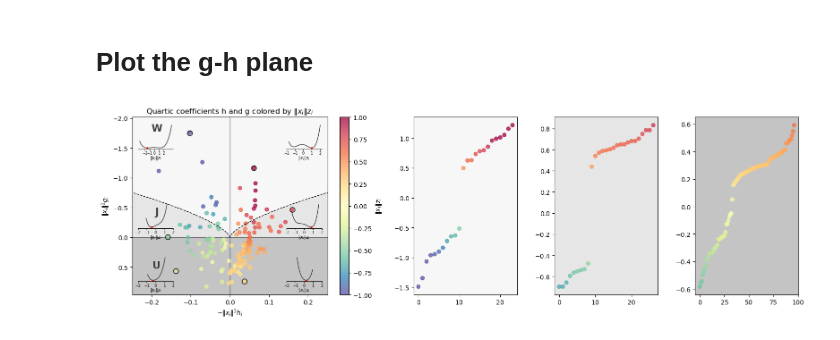
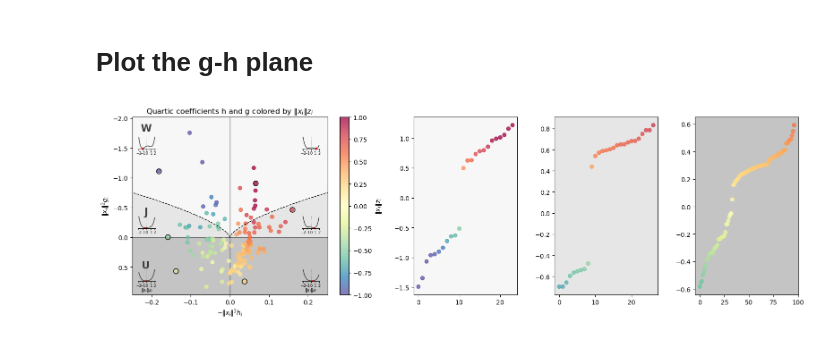
Before and after one commit to stootoon/glom-io-transform-release, a Jupyter notebook: model_fitting/explain_diag.ipynb, the cells around one changed output. Saved outputs shown, nothing was run; the diff lists cells and outputs as text; code cells hidden in the pictures.

Commit message:
touched up insets.

```diff
--- a/model_fitting/explain_diag.ipynb
+++ b/model_fitting/explain_diag.ipynb
@@ -200,10 +203,11 @@ extreme_score = {
     "U": lambda i: yy_pl[i] + TILT_WEIGHT * np.abs(xx_pl[i]),
 }
 exemplars = {}
-for name, mask in [("U", in_U), ("J", in_J), ("W", in_W)]:
+for name, mask, which_ord in [("U", in_U, -1), ("J", in_J, -1), ("W", in_W, -2)]:
     for side, smask in [("L", mask & (xx_pl < 0)), ("R", mask & (xx_pl > 0))]:
         idx = where(smask)[0]
-        if len(idx): exemplars[(name, side)] = idx[argmax(extreme_score[name](idx))]
+        ord = argsort(extreme_score[name](idx))
+        if len(idx): exemplars[(name, side)] = idx[ord[which_ord]]
 for (name, side), wi in exemplars.items():
     plot(xx_pl[wi], yy_pl[wi], "o", color="k", markerfacecolor="none", markersize=8)
 xlabel("$-\|x_i\|^3 h_i$"); ylabel("$\|x_i\|^2 g_i$"); title(f"Quartic coefficients h and g colored by {which_scheme}")
@@ -224,45 +228,51 @@ ax1.axhspan(0, yhi, color=region_shades["U"], lw=0, zorder=-2)             # U:
 ax1.fill_betweenx(yv, cx, x1, color=region_shades["J"], lw=0, zorder=-2)   # J: g < 0, right of the cusp
 ax1.fill_betweenx(yv, x0, -cx, color=region_shades["J"], lw=0, zorder=-2)  # J: g < 0, left of the cusp
 ax1.fill_betweenx(yv, -cx, cx, color=region_shades["W"], lw=0, zorder=-2)  # W: between the cusp branches
-lab_x = 0.125
+lab_x = 0.07
 label_pos = {"W": (lab_x, 0.92), "J": (lab_x, 0.45), "U": (lab_x, 0.15)}   # axes fractions
 for name, (tx, ty) in label_pos.items():
     ax1.text(tx, ty, name, color=LABEL_COLOR, transform=ax1.transAxes, ha="center", fontsize=16, fontweight="bold")
 xlim(x0, x1); ylim(y0, y1)
 # Insets: floating loss quartics, two exemplars per region (one per tilt side)
-def add_loss_inset(i, xc, yc, color):
-    axi = ax1.inset_axes([xc - 0.09, yc, 0.18, 0.14])
-    zv = np.linspace(Q.z.min(), Q.z.max(), 100)
+def add_loss_inset(i, xc, yc, color, sc=1.0, zmin=None, zmax=None):
+    axi = ax1.inset_axes([xc - 0.09, yc, 0.18 * sc, 0.14*sc])
+    zv = np.linspace(Q.z.min() if zmin is None else zmin/Xn[i], Q.z.max() if zmax is None else zmax/Xn[i], 100)
     axi.plot(zv*Xn[i], Q.LiFUN(i, zv), lw=1, color=color)
     axi.plot(Q.z[i]*Xn[i], Q.LiFUN(i, Q.z[i]), "r.", markersize=4)
     axi.patch.set_alpha(0)   # transparent: just a floating quartic
     [axi.spines[s].set_visible(False) for s in ["top", "right", "left"]]
     axi.set_yticks([]); axi.set_xticks(np.arange(-2, 3, 1))
     axi.set_xlabel("$\|x_i\|z_i$", fontsize=7, labelpad=-1)
     axi.tick_params(labelsize=6, length=2, pad=1)
     return axi
 
 # Left insets share one x position, right insets another; rows set per region:
 # W in the top corners, J just above the x-axis, U in the bottom corners.
-inset_xc = {"L": 0.12, "R": 0.88}
+inset_xc = {"L": 0.12, "R": 0.96}
 f0 = (0 - y0) / (y1 - y0)              # axes-fraction height of the g = 0 line (works with inverted axis)
 inset_yc = {"W": 0.82, "J": f0 + 0.05, "U": 0.075}
 for (name, side), wi in exemplars.items():
-    add_loss_inset(wi, inset_xc[side], inset_yc[name], INSET_COLOR)
+    axi = add_loss_inset(wi, inset_xc[side], inset_yc[name], INSET_COLOR, sc=0.5, zmin=-2, zmax=2)
+    axi.axvline(0, color="k", lw=0.5, alpha=0.5, ls=":")
+    if name != "U":
+        axi.set_xlabel(None)
+        #axi.set_xticklabels([])
+        # Remove the x-spine
+        # axi.spines["bottom"].set_visible(False)
 
 axes = {"W": subplot(gs[0,2]),
         "J": subplot(gs[0,3]),
         "U": subplot(gs[0,4])}
 
 for name in "WJU":
     ax = axes[name]
     mask = {"W": in_W, "J": in_J, "U": in_U}[name]
     zz_sub = zz[mask]
     order = np.argsort(zz_sub)
     ax.scatter(arange(len(order)), zz_sub[order], c = color_by[0][mask][order], alpha=0.75, cmap=color_by[3], vmin=color_by[1], vmax=color_by[2])
     # Match the side-panel background to the region's gray in the phase plane
     ax.set_facecolor(region_shades[name])
 
 tight_layout()
 # %% [output]
-[figure, old version]
+[figure, new version]
```
Also changed, not shown: parts of 2 cells of this notebook.
